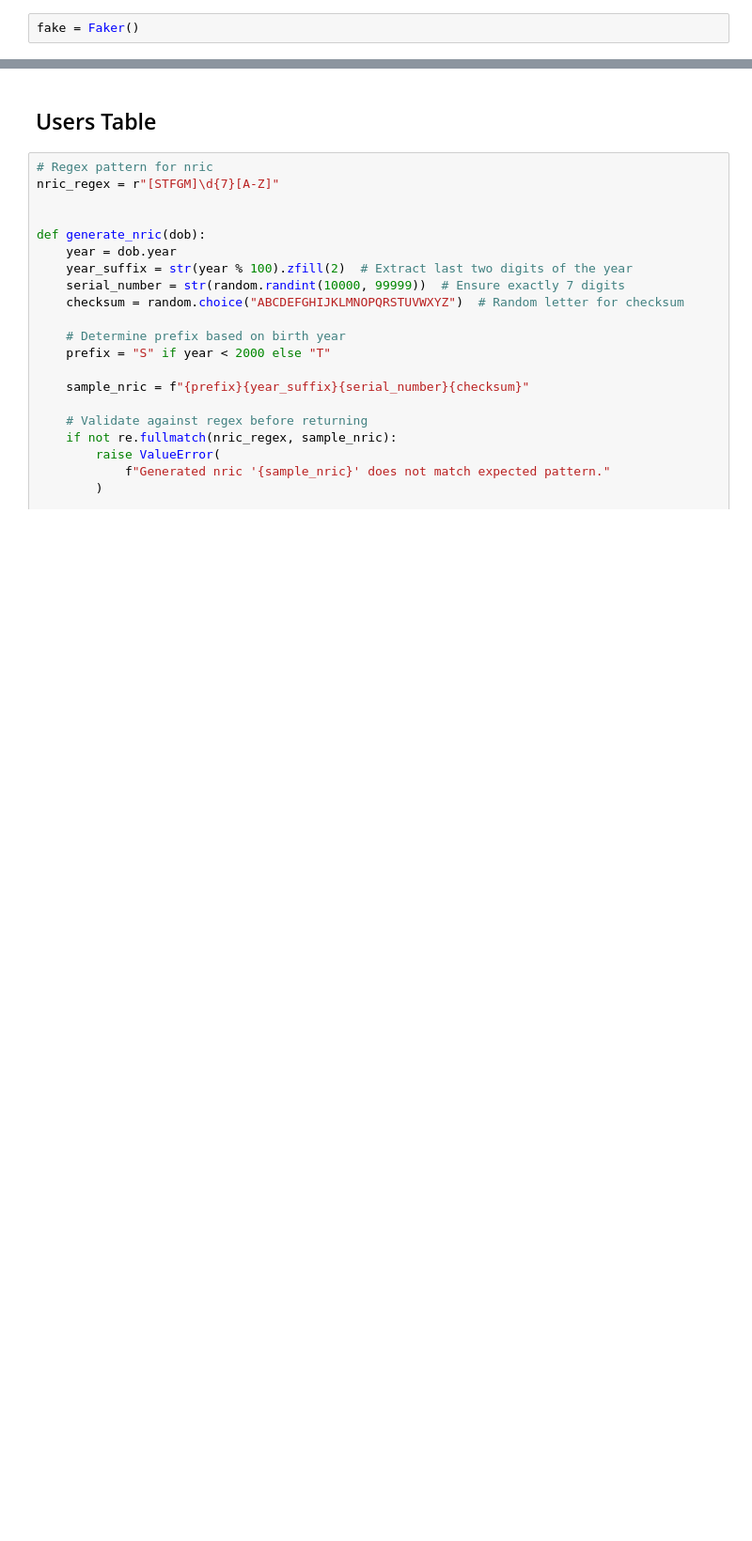
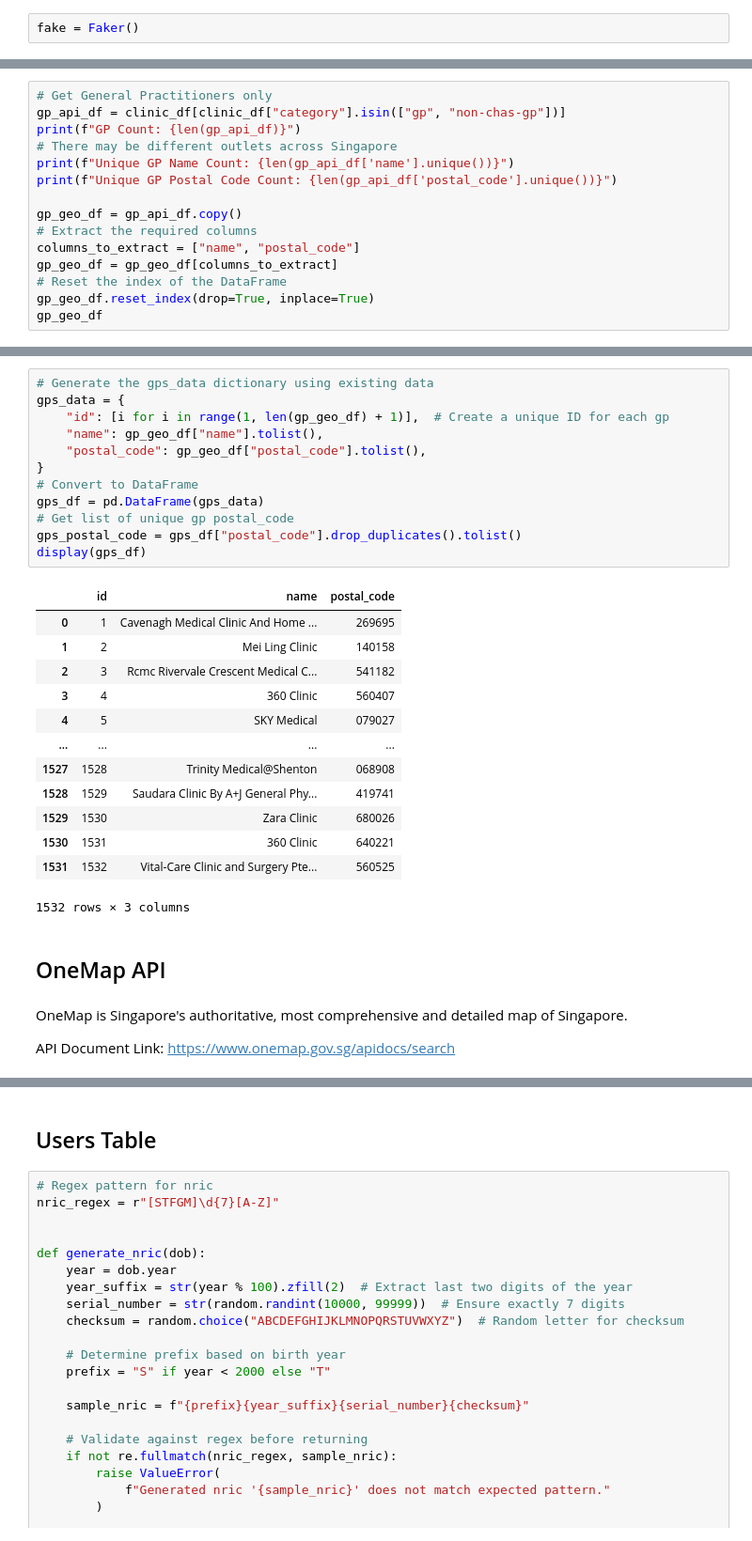
Before and after one commit to 0Upjh80d/agents, a Jupyter notebook: notebooks/genarate_database.ipynb, the cells around one changed output, grey strips where cells are left out. Shown at 94% size. Drawn from its saved outputs; the diff is of its cells as text; blank space fills up the shorter version.

```diff
--- a/notebooks/genarate_database.ipynb
+++ b/notebooks/genarate_database.ipynb
@@ -17,0 +202,15 @@ The `id` column will be in string. This is to mimic the real life scenario, wher
+# %%
+# Get General Practitioners only
+gp_api_df = clinic_df[clinic_df["category"].isin(["gp", "non-chas-gp"])]
+print(f"GP Count: {len(gp_api_df)}")
+# There may be different outlets across Singapore
+print(f"Unique GP Name Count: {len(gp_api_df['name'].unique())}")
+print(f"Unique GP Postal Code Count: {len(gp_api_df['postal_code'].unique())}")
+
+gp_geo_df = gp_api_df.copy()
+# Extract the required columns
+columns_to_extract = ["name", "postal_code"]
+gp_geo_df = gp_geo_df[columns_to_extract]
+# Reset the index of the DataFrame
+gp_geo_df.reset_index(drop=True, inplace=True)
+gp_geo_df
@@ -17,0 +234,32 @@ The `id` column will be in string. This is to mimic the real life scenario, wher
+# %%
+# Generate the gps_data dictionary using existing data
+gps_data = {
+    "id": [i for i in range(1, len(gp_geo_df) + 1)],  # Create a unique ID for each gp
+    "name": gp_geo_df["name"].tolist(),
+    "postal_code": gp_geo_df["postal_code"].tolist(),
+}
+# Convert to DataFrame
+gps_df = pd.DataFrame(gps_data)
+# Get list of unique gp postal_code
+gps_postal_code = gps_df["postal_code"].drop_duplicates().tolist()
+display(gps_df)
+# %% [output]
+|  | id | name | postal_code |
+| 0 | 1 | Cavenagh Medical Clinic And Home ... | 269695 |
+| 1 | 2 | Mei Ling Clinic | 140158 |
+| 2 | 3 | Rcmc Rivervale Crescent Medical C... | 541182 |
+| 3 | 4 | 360 Clinic | 560407 |
+| 4 | 5 | SKY Medical | 079027 |
+| ... | ... | ... | ... |
+| 1527 | 1528 | Trinity Medical@Shenton | 068908 |
+| 1528 | 1529 | Saudara Clinic By A+J General Phy... | 419741 |
+| 1529 | 1530 | Zara Clinic | 680026 |
+| 1530 | 1531 | 360 Clinic | 640221 |
+| 1531 | 1532 | Vital-Care Clinic and Surgery Pte... | 560525 |
+1532 rows × 3 columns
+# %% [markdown]
+## OneMap API
+# %% [markdown]
+OneMap is Singapore's authoritative, most comprehensive and detailed map of Singapore.
+
+API Document Link: https://www.onemap.gov.sg/apidocs/search
```
Also changed, not shown: parts of 38 cells of this notebook.
